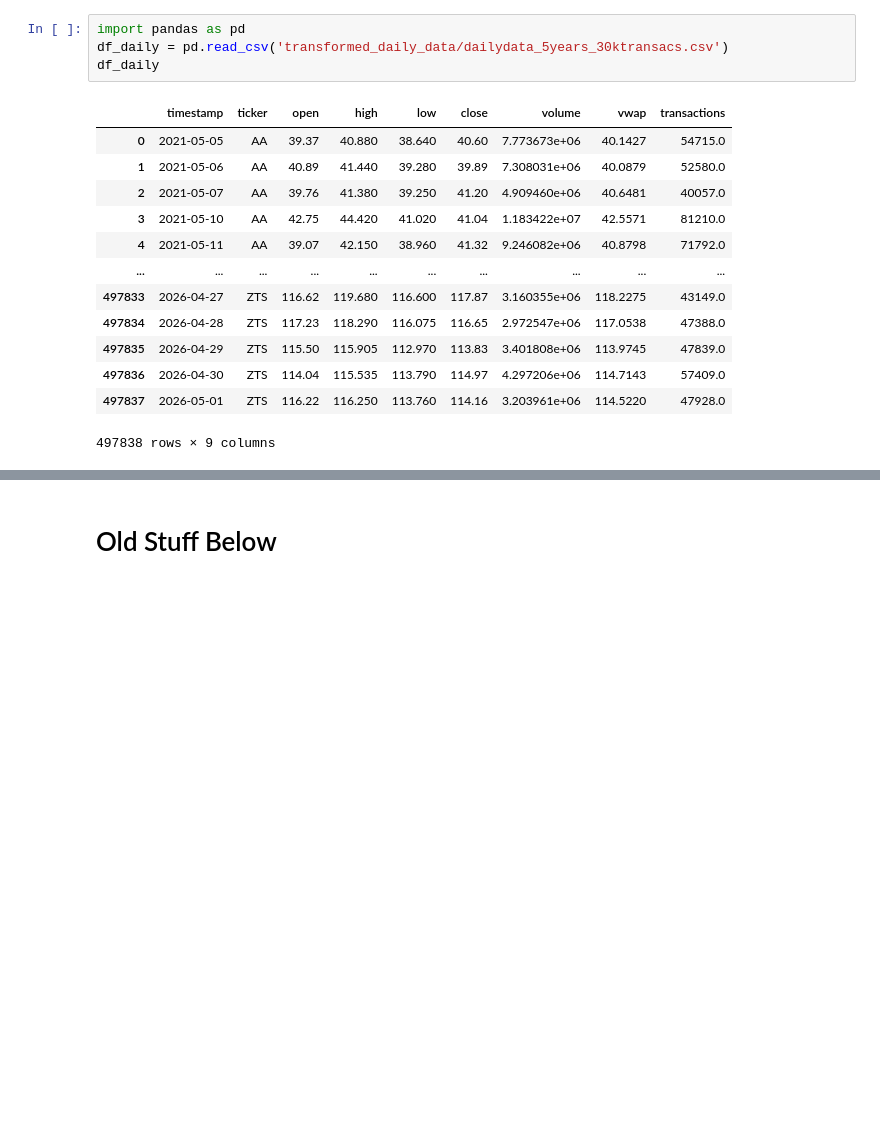
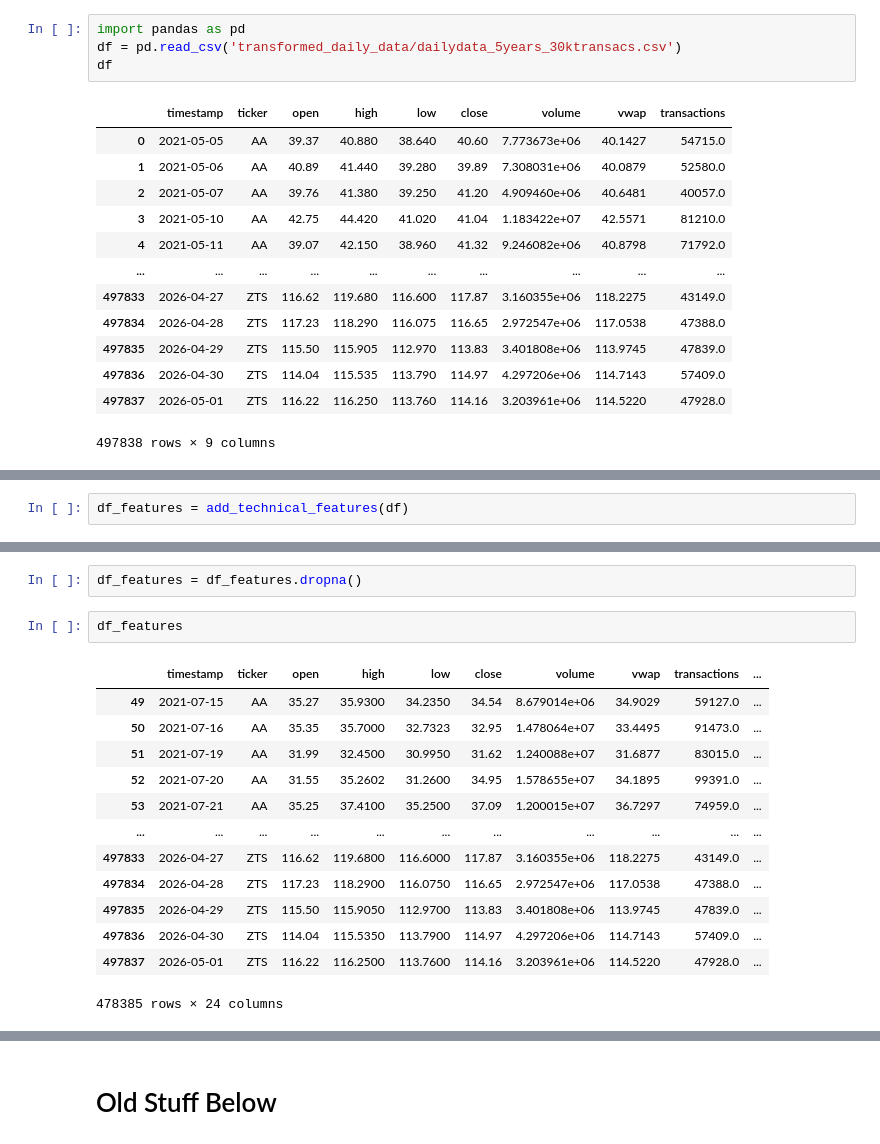
Before and after one commit to matthewcavanaugh96/megalabs, a Jupyter notebook: stock_prediction/1a - Daily Data ETL.ipynb, the cells around one changed output, grey strips where cells are left out. Drawn from its saved outputs; the diff is of its cells as text; blank space fills up the shorter version.

```diff
--- a/stock_prediction/1a - Daily Data ETL.ipynb
+++ b/stock_prediction/1a - Daily Data ETL.ipynb
@@ -1175,7 +1176,7 @@ df_daily.to_csv('transformed_daily_data/dailydata_5years_30ktransacs.csv', index
 # %%
 import pandas as pd
-df_daily = pd.read_csv('transformed_daily_data/dailydata_5years_30ktransacs.csv')
-df_daily
+df = pd.read_csv('transformed_daily_data/dailydata_5years_30ktransacs.csv')
+df
 # %% [output]
 |  | timestamp | ticker | open | high | low | close | volume | vwap | transactions |
 | 0 | 2021-05-05 | AA | 39.37 | 40.880 | 38.640 | 40.60 | 7.773673e+06 | 40.1427 | 54715.0 |
@@ -1192,0 +1269,2 @@ df_daily
+# %%
+df_features = add_technical_features(df)
@@ -1192,0 +1307,18 @@ df_daily
+# %%
+df_features = df_features.dropna()
+# %%
+df_features
+# %% [output]
+|  | timestamp | ticker | open | high | low | close | volume | vwap | transactions | ... |
+| 49 | 2021-07-15 | AA | 35.27 | 35.9300 | 34.2350 | 34.54 | 8.679014e+06 | 34.9029 | 59127.0 | ... |
+| 50 | 2021-07-16 | AA | 35.35 | 35.7000 | 32.7323 | 32.95 | 1.478064e+07 | 33.4495 | 91473.0 | ... |
+| 51 | 2021-07-19 | AA | 31.99 | 32.4500 | 30.9950 | 31.62 | 1.240088e+07 | 31.6877 | 83015.0 | ... |
+| 52 | 2021-07-20 | AA | 31.55 | 35.2602 | 31.2600 | 34.95 | 1.578655e+07 | 34.1895 | 99391.0 | ... |
+| 53 | 2021-07-21 | AA | 35.25 | 37.4100 | 35.2500 | 37.09 | 1.200015e+07 | 36.7297 | 74959.0 | ... |
+| ... | ... | ... | ... | ... | ... | ... | ... | ... | ... | ... |
+| 497833 | 2026-04-27 | ZTS | 116.62 | 119.6800 | 116.6000 | 117.87 | 3.160355e+06 | 118.2275 | 43149.0 | ... |
+| 497834 | 2026-04-28 | ZTS | 117.23 | 118.2900 | 116.0750 | 116.65 | 2.972547e+06 | 117.0538 | 47388.0 | ... |
+| 497835 | 2026-04-29 | ZTS | 115.50 | 115.9050 | 112.9700 | 113.83 | 3.401808e+06 | 113.9745 | 47839.0 | ... |
+| 497836 | 2026-04-30 | ZTS | 114.04 | 115.5350 | 113.7900 | 114.97 | 4.297206e+06 | 114.7143 | 57409.0 | ... |
+| 497837 | 2026-05-01 | ZTS | 116.22 | 116.2500 | 113.7600 | 114.16 | 3.203961e+06 | 114.5220 | 47928.0 | ... |
+478385 rows × 24 columns
```
Also changed, not shown: parts of 8 cells of this notebook, 4 other files.
